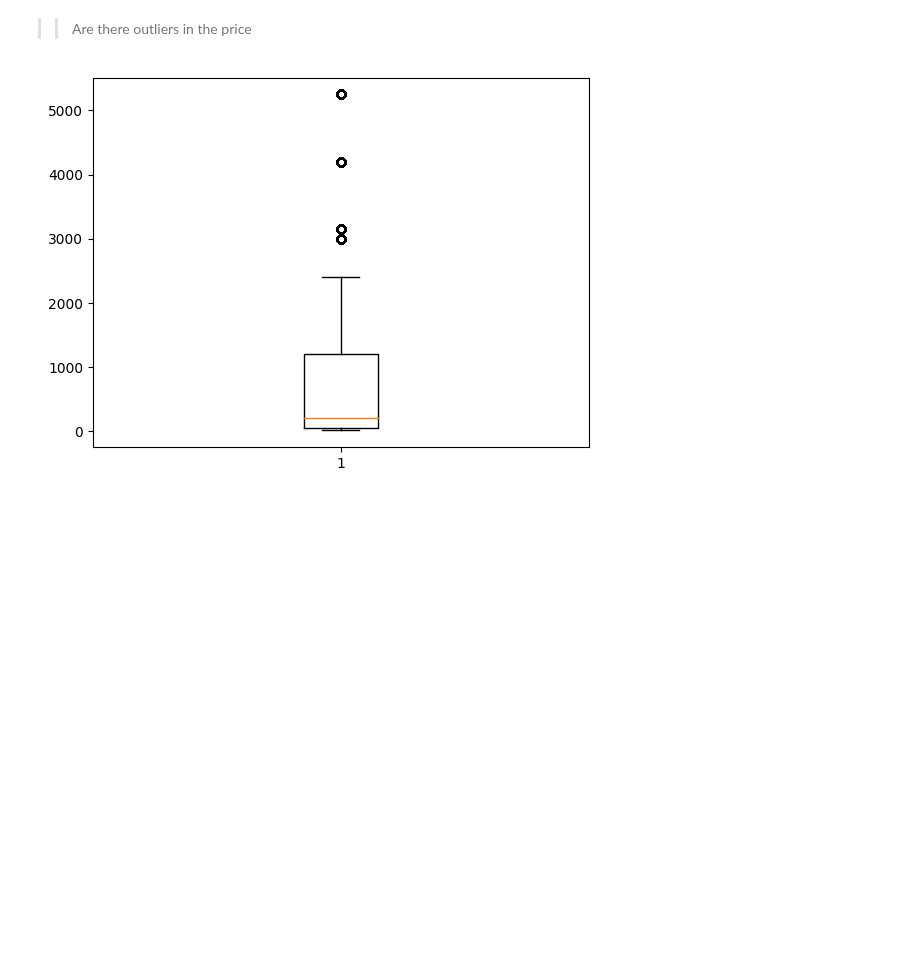
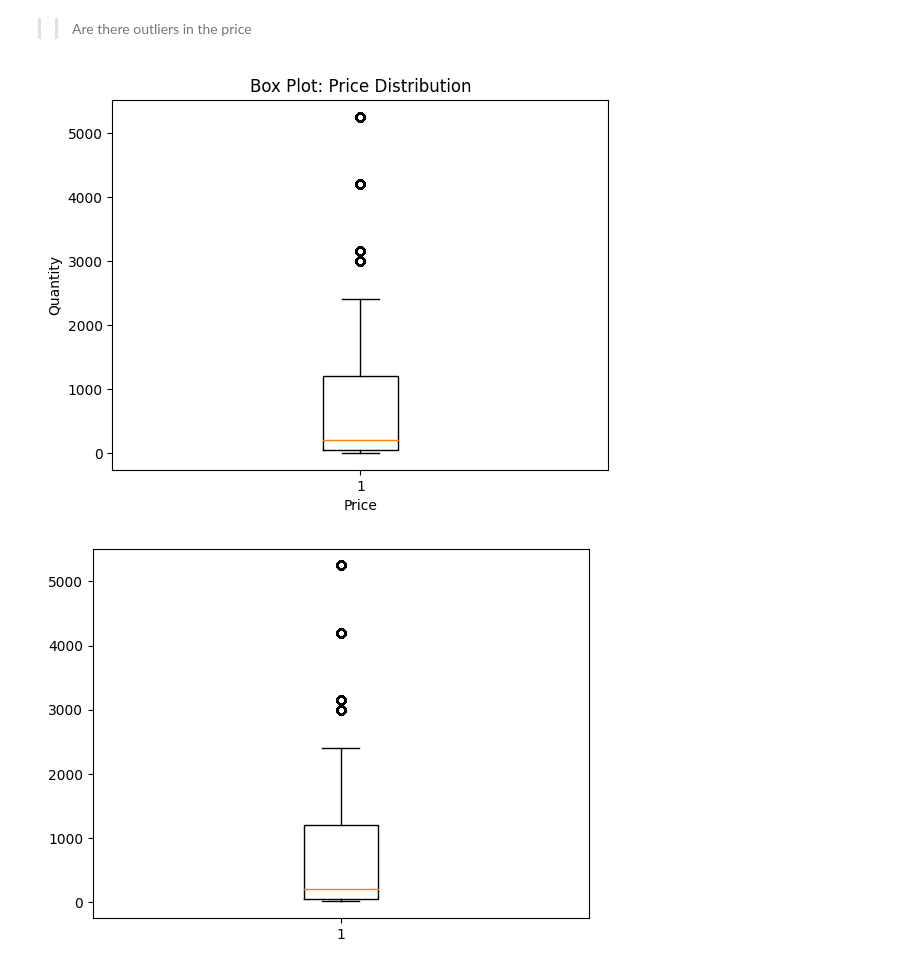
Before and after one commit to Thewaiii/BSC_DPDM23, a Jupyter notebook: Understanding_Data.ipynb, the cells around one changed output. Drawn from its saved outputs; the diff is of its cells as text; code cells hidden in the pictures; blank space fills up the shorter version.

```diff
--- a/Understanding_Data.ipynb
+++ b/Understanding_Data.ipynb
@@ -187,6 +187,19 @@ plt.scatter(shopping_data['price'],shopping_data['quantity'],alpha=0.05)
 ##Box plot
 # %% [markdown]
 >>Are there outliers in the price
+# %%
+# Box plot
+plt.boxplot(shopping_data['price'])
+
+# Set labels and title
+plt.xlabel('Price')
+plt.ylabel('Quantity')
+plt.title('Box Plot: Price Distribution')
+
+# Show the plot
+plt.show()
+# %% [output]
+[figure, added]
 # %%
 bpreturn=plt.boxplot(shopping_data['price'])
 # %% [output]
```
Also changed, not shown: parts of 6 cells of this notebook.
